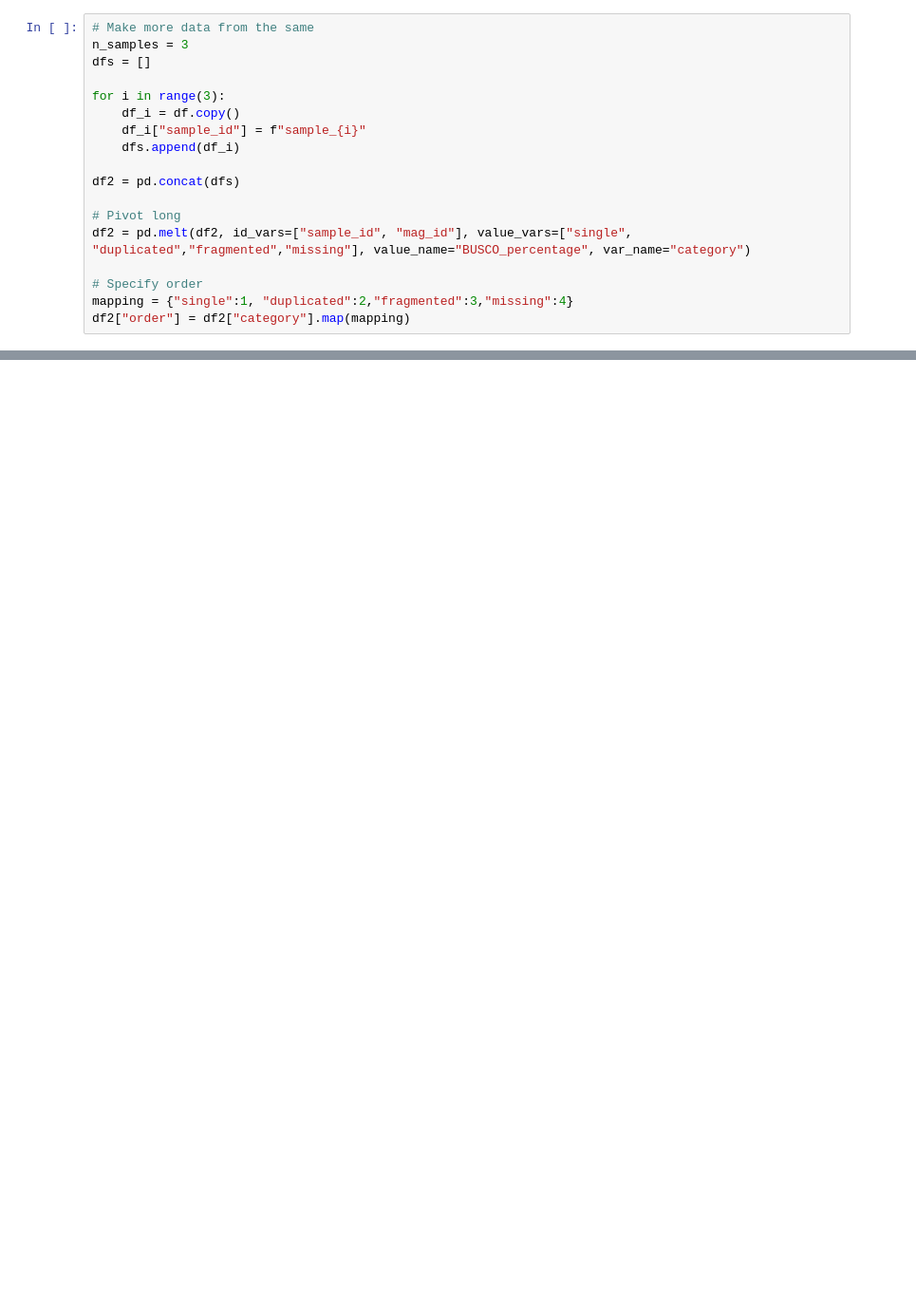
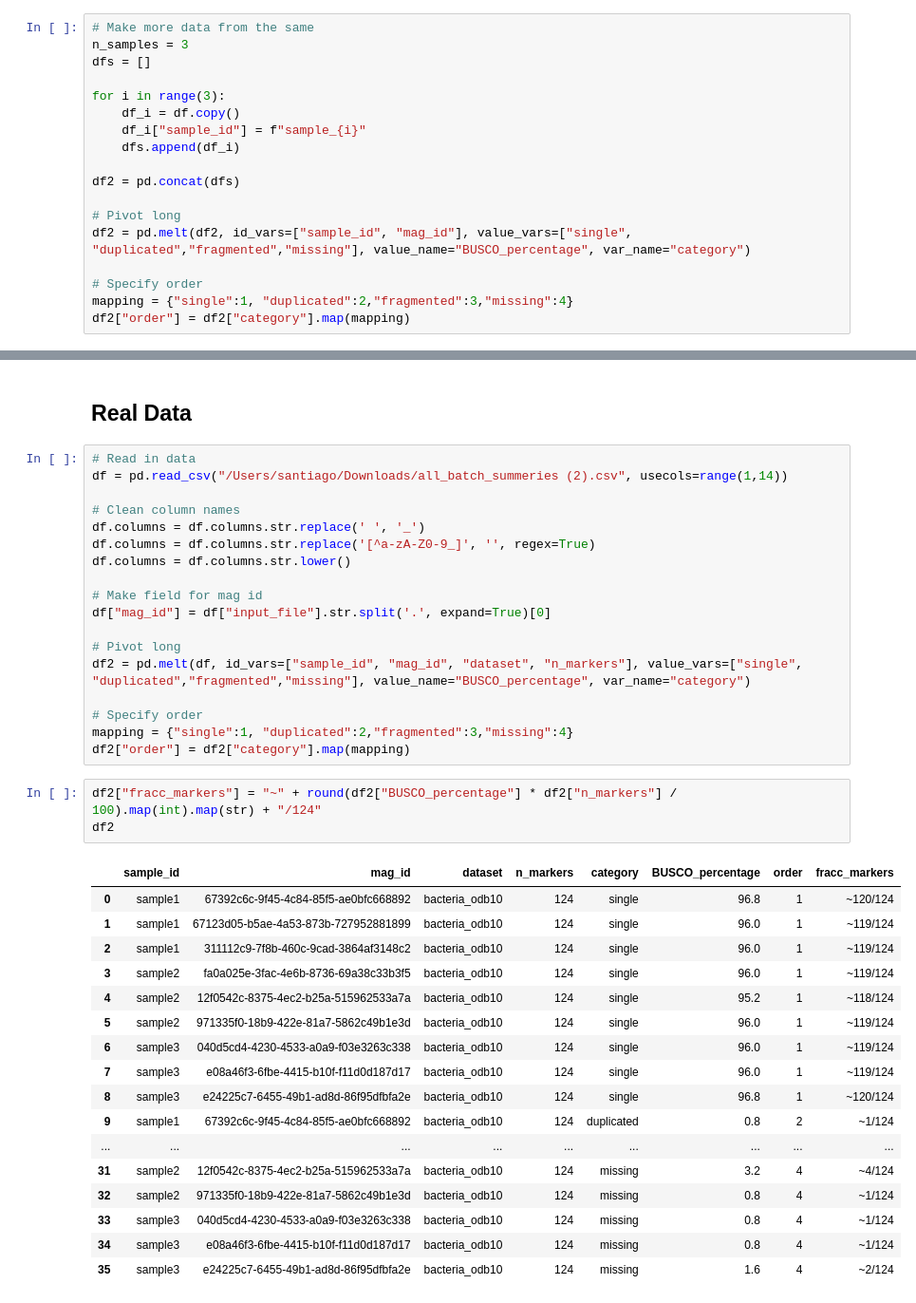
Before and after one commit to bokulich-lab/q2-moshpit, a Jupyter notebook: q2_moshpit/notebooks/busco_plots.ipynb, the cells around one changed output, grey strips where cells are left out. Shown at 95% size. Cells and saved outputs as stored; diff of their text form; blank space fills up the shorter version.

```diff
--- a/q2_moshpit/notebooks/busco_plots.ipynb
+++ b/q2_moshpit/notebooks/busco_plots.ipynb
@@ -101,3 +103,44 @@ output_plot = output_plot.properties(width=800, height=200)
 output_plot
 # %% [output]
 [interactive output not drawn]
+# %% [markdown]
+## Real Data
+# %%
+# Read in data
+df = pd.read_csv("/Users/santiago/Downloads/all_batch_summeries (2).csv", usecols=range(1,14))
+
+# Clean column names
+df.columns = df.columns.str.replace(' ', '_')
+df.columns = df.columns.str.replace('[^a-zA-Z0-9_]', '', regex=True)
+df.columns = df.columns.str.lower()
+
+# Make field for mag id
+df["mag_id"] = df["input_file"].str.split('.', expand=True)[0]
+
+# Pivot long
+df2 = pd.melt(df, id_vars=["sample_id", "mag_id", "dataset", "n_markers"], value_vars=["single", "duplicated","fragmented","missing"], value_name="BUSCO_percentage", var_name="category")
+
+# Specify order
+mapping = {"single":1, "duplicated":2,"fragmented":3,"missing":4}
+df2["order"] = df2["category"].map(mapping)
+# %%
+df2["fracc_markers"] = "~" + round(df2["BUSCO_percentage"] * df2["n_markers"] / 100).map(int).map(str) + "/124"
+df2
+# %% [output]
+|  | sample_id | mag_id | dataset | n_markers | category | BUSCO_percentage | order | fracc_markers |
+| 0 | sample1 | 67392c6c-9f45-4c84-85f5-ae0bfc668892 | bacteria_odb10 | 124 | single | 96.8 | 1 | ~120/124 |
+| 1 | sample1 | 67123d05-b5ae-4a53-873b-727952881899 | bacteria_odb10 | 124 | single | 96.0 | 1 | ~119/124 |
+| 2 | sample1 | 311112c9-7f8b-460c-9cad-3864af3148c2 | bacteria_odb10 | 124 | single | 96.0 | 1 | ~119/124 |
+| 3 | sample2 | fa0a025e-3fac-4e6b-8736-69a38c33b3f5 | bacteria_odb10 | 124 | single | 96.0 | 1 | ~119/124 |
+| 4 | sample2 | 12f0542c-8375-4ec2-b25a-515962533a7a | bacteria_odb10 | 124 | single | 95.2 | 1 | ~118/124 |
+| 5 | sample2 | 971335f0-18b9-422e-81a7-5862c49b1e3d | bacteria_odb10 | 124 | single | 96.0 | 1 | ~119/124 |
+| 6 | sample3 | 040d5cd4-4230-4533-a0a9-f03e3263c338 | bacteria_odb10 | 124 | single | 96.0 | 1 | ~119/124 |
+| 7 | sample3 | e08a46f3-6fbe-4415-b10f-f11d0d187d17 | bacteria_odb10 | 124 | single | 96.0 | 1 | ~119/124 |
+| 8 | sample3 | e24225c7-6455-49b1-ad8d-86f95dfbfa2e | bacteria_odb10 | 124 | single | 96.8 | 1 | ~120/124 |
+| 9 | sample1 | 67392c6c-9f45-4c84-85f5-ae0bfc668892 | bacteria_odb10 | 124 | duplicated | 0.8 | 2 | ~1/124 |
+| ... | ... | ... | ... | ... | ... | ... | ... | ... |
+| 31 | sample2 | 12f0542c-8375-4ec2-b25a-515962533a7a | bacteria_odb10 | 124 | missing | 3.2 | 4 | ~4/124 |
+| 32 | sample2 | 971335f0-18b9-422e-81a7-5862c49b1e3d | bacteria_odb10 | 124 | missing | 0.8 | 4 | ~1/124 |
+| 33 | sample3 | 040d5cd4-4230-4533-a0a9-f03e3263c338 | bacteria_odb10 | 124 | missing | 0.8 | 4 | ~1/124 |
+| 34 | sample3 | e08a46f3-6fbe-4415-b10f-f11d0d187d17 | bacteria_odb10 | 124 | missing | 0.8 | 4 | ~1/124 |
+| 35 | sample3 | e24225c7-6455-49b1-ad8d-86f95dfbfa2e | bacteria_odb10 | 124 | missing | 1.6 | 4 | ~2/124 |
```
Also changed, not shown: parts of 2 cells of this notebook, 2 other files.
